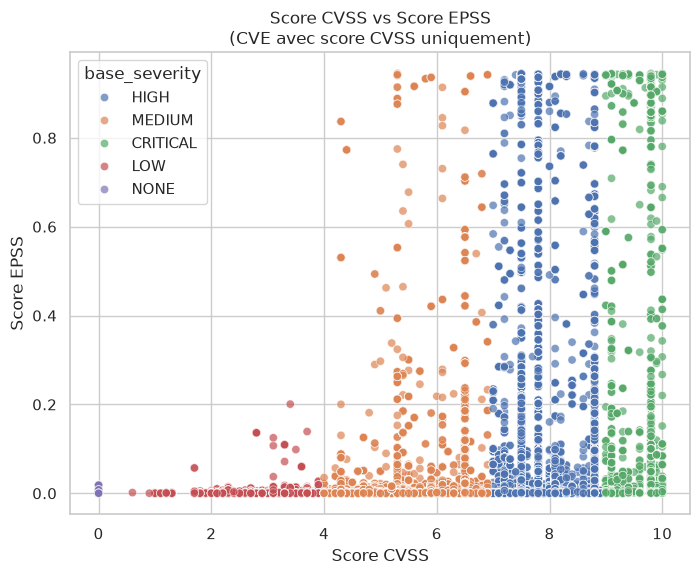
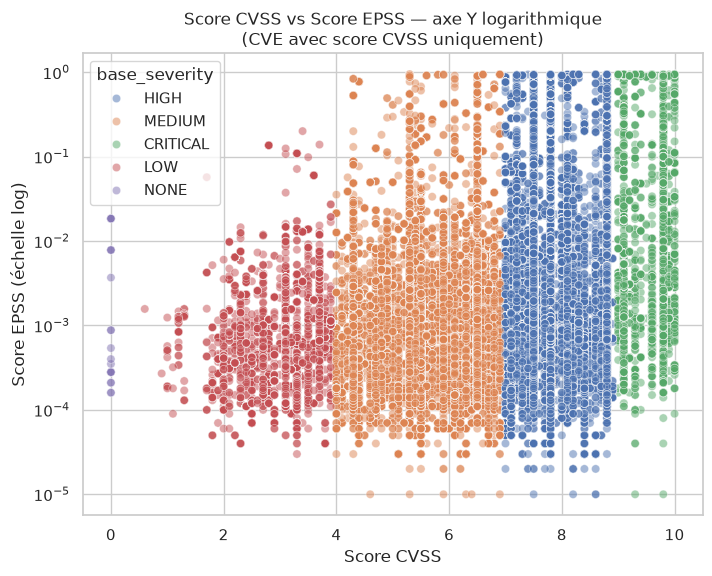
Unified diff of the notebook cell whose output changed from the first chart to the second:
--- before
+++ after
@@ -1,6 +1,7 @@
 plt.figure(figsize=(8, 6))
-sns.scatterplot(data=df_cvss, x="cvss_score", y="epss_score", hue="base_severity", alpha=0.7)
-plt.title("Score CVSS vs Score EPSS\n(CVE avec score CVSS uniquement)")
+sns.scatterplot(data=df_cvss, x="cvss_score", y="epss_score", hue="base_severity", alpha=0.5)
+plt.yscale("log")
+plt.title("Score CVSS vs Score EPSS - axe Y logarithmique\n(CVE avec score CVSS uniquement)")
 plt.xlabel("Score CVSS")
-plt.ylabel("Score EPSS")
+plt.ylabel("Score EPSS (échelle log)")
 plt.show()

Commit: glossaire et affinage notebook